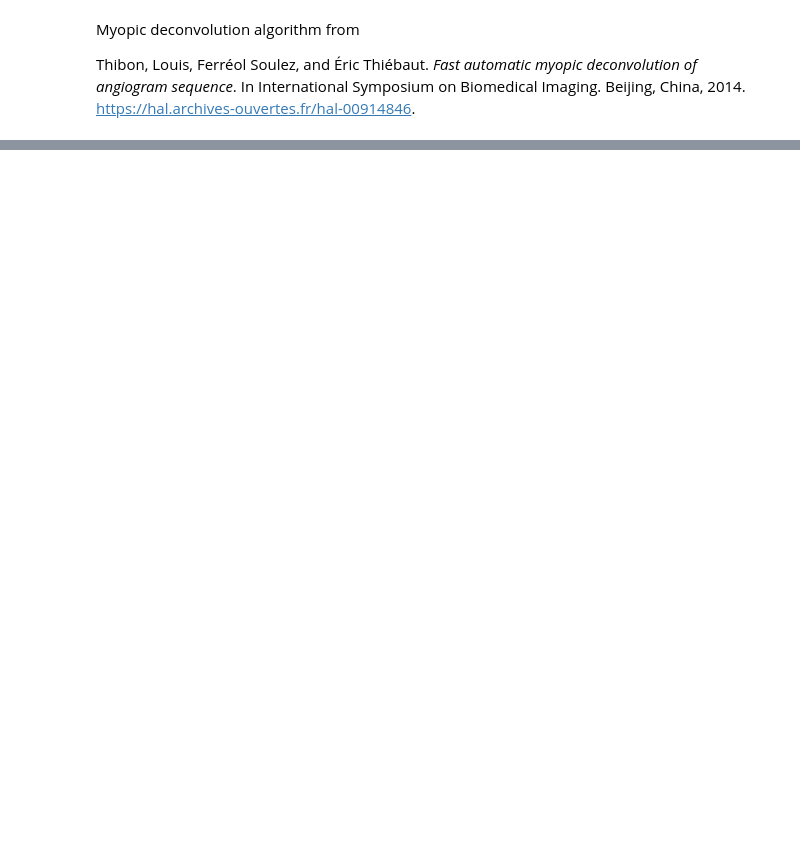
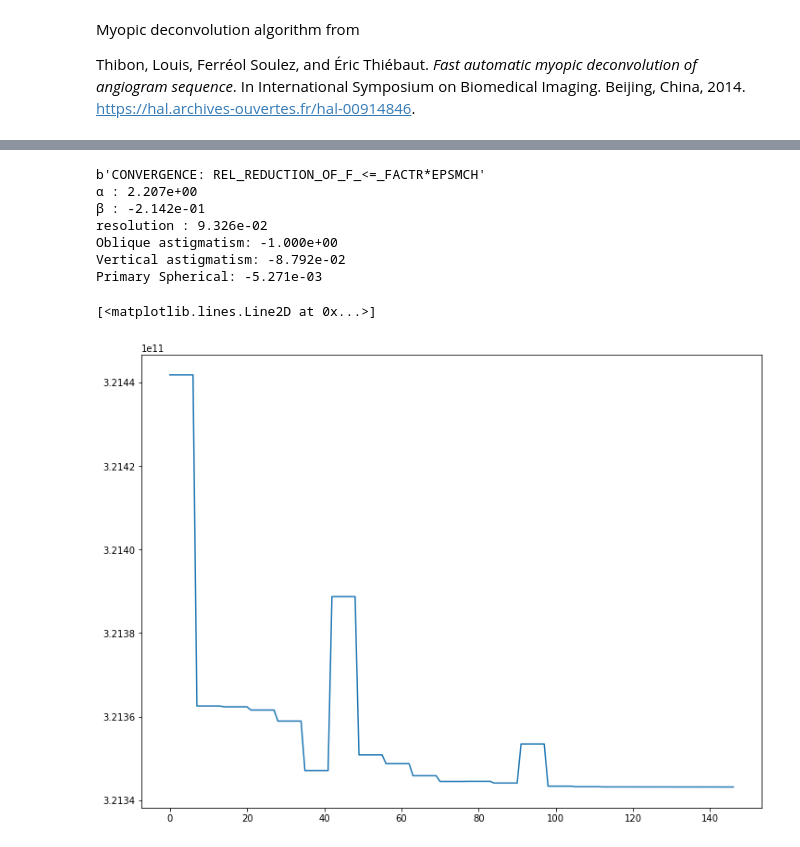
Before and after one commit to centuri-engineering/auto_metro, a Jupyter notebook: notebooks/MyopicDeconvolution.ipynb, the cells around one changed output, grey strips where cells are left out. Cells and saved outputs as stored; diff of their text form; code cells hidden in the pictures; blank space fills up the shorter version.

```diff
--- a/notebooks/MyopicDeconvolution.ipynb
+++ b/notebooks/MyopicDeconvolution.ipynb
@@ -55 +32,24 @@ b'CONVERGENCE: REL_REDUCTION_OF_F_<=_FACTR*EPSMCH'
+# %%
+modes = [(2, -2), (2, 2), (4, 0)]
+params, costs = deconvolution(image, modes=modes, resolution=2, alpha=1, method="L-BFGS-B")
+
+
+print(f'α : {params["α"]:.3e}')
+print(f'β : {params["β"]:.3e}')
+print(f'resolution : {params["resolution"]:.3e}')
+pupil = params["resolution"] / np.pi
+for mode in modes:
+    print(f"{MODE_NAMES[mode]}: {params[mode]: .3e}")
+
+plt.plot(costs)
+# %% [output]
+b'CONVERGENCE: REL_REDUCTION_OF_F_<=_FACTR*EPSMCH'
+α : 2.207e+00
+β : -2.142e-01
+resolution : 9.326e-02
+Oblique astigmatism: -1.000e+00
+Vertical astigmatism: -8.792e-02
+Primary Spherical: -5.271e-03
+[<matplotlib.lines.Line2D at 0x...>]
+[figure, added]
 # %%
```
Also changed, not shown: parts of 26 cells of this notebook, 4 other files.
